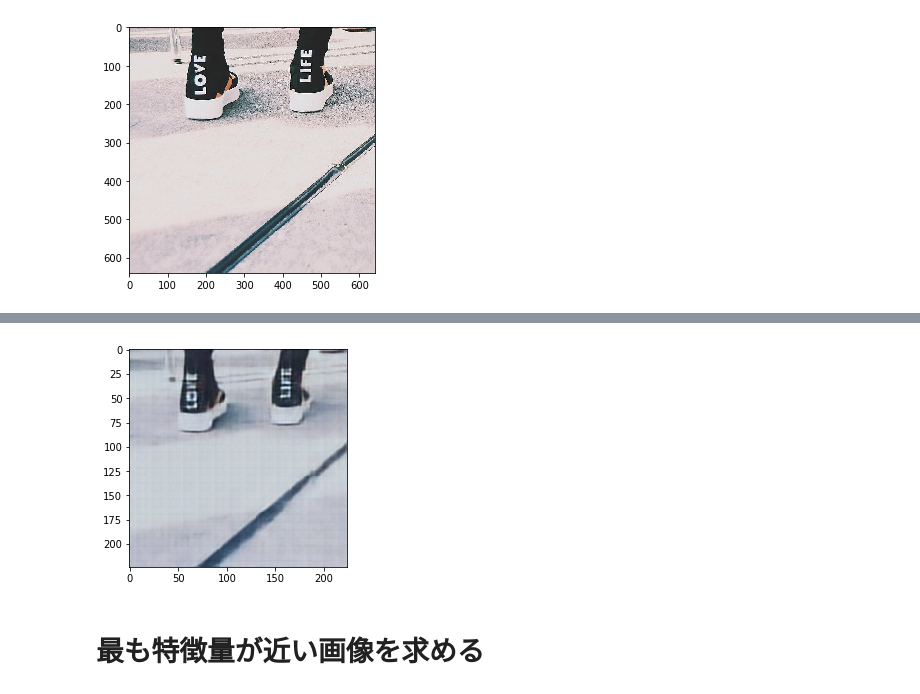
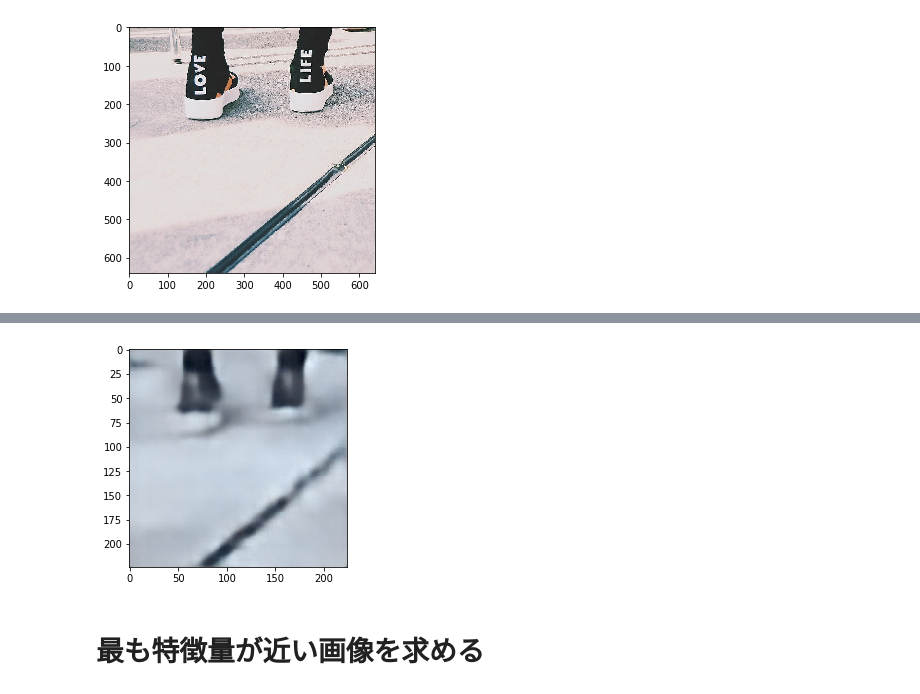
Before and after one commit to yamad07/learning-sensitive-representations, a Jupyter notebook: ablation.ipynb, the cells around one changed output, grey strips where cells are left out. Saved outputs shown, nothing was run; the diff lists cells and outputs as text; code cells hidden in the pictures.

```diff
--- a/ablation.ipynb
+++ b/ablation.ipynb
@@ -8,9 +8,9 @@ sensitive_encoder = SensitiveEncoder().to(torch.device("cuda:0")).eval()
 local_encoder = LocalEncoder().to(torch.device("cuda:0")).eval()
 decoder = Decoder().to(torch.device("cuda:0")).eval()
 
-sensitive_encoder.load_state_dict(torch.load("weights/Epoch_81_sensitive_encoder.pth"))
-local_encoder.load_state_dict(torch.load("weights/Epoch_81_local_encoder.pth"))
-decoder.load_state_dict(torch.load("weights/Epoch_81_decoder.pth"))
+sensitive_encoder.load_state_dict(torch.load("weights/Epoch_23_sensitive_encoder.pth"))
+local_encoder.load_state_dict(torch.load("weights/Epoch_23_local_encoder.pth"))
+decoder.load_state_dict(torch.load("weights/Epoch_23_decoder.pth"))
 # %% [markdown]
 # 画像の再構築の可視化
 # %%
@@ -70,14 +62,14 @@ io.imshow(another_image)
 another_image = resize(another_image, (224, 224))
 another_image = transform(another_image).float().to(torch.device("cuda:0"))
 # %%
-_, local_another_features = local_encoder(another_image.unsqueeze(0))
-_, sensitive_another_features = sensitive_encoder(another_image.unsqueeze(0))
+local_another_features = local_encoder(another_image.unsqueeze(0))
+sensitive_another_features = sensitive_encoder(another_image.unsqueeze(0))
 
-joint_features = ada_in(
-        local_another_features,
-        sensitive_another_features)
+transform_sensitive_features = ada_in(
+        sensitive_another_features,
+        sensitive_features)
 
-decode_image = decoder(joint_features)
+decode_image = decoder(torch.mul(transform_sensitive_features, local_another_features))
 # %%
 show(vutils.make_grid(decode_image, normalize=True).cpu().detach())
 # %% [output]
@@ -85,12 +77,8 @@ show(vutils.make_grid(decode_image, normalize=True).cpu().detach())
 # %%
-joint_features = ada_in(
-        local_another_features,
-        sensitive_features)
-
-decode_image = decoder(joint_features)
+decode_image = decoder(torch.mul(sensitive_another_features, local_another_features))
 show(vutils.make_grid(decode_image, normalize=True).cpu().detach())
 # %% [output]
-[figure, old version]
+[figure, new version]
 # %% [markdown]
 # 最も特徴量が近い画像を求める
 # %%
```
Also changed, not shown: parts of 3 cells of this notebook, 2 other files.
